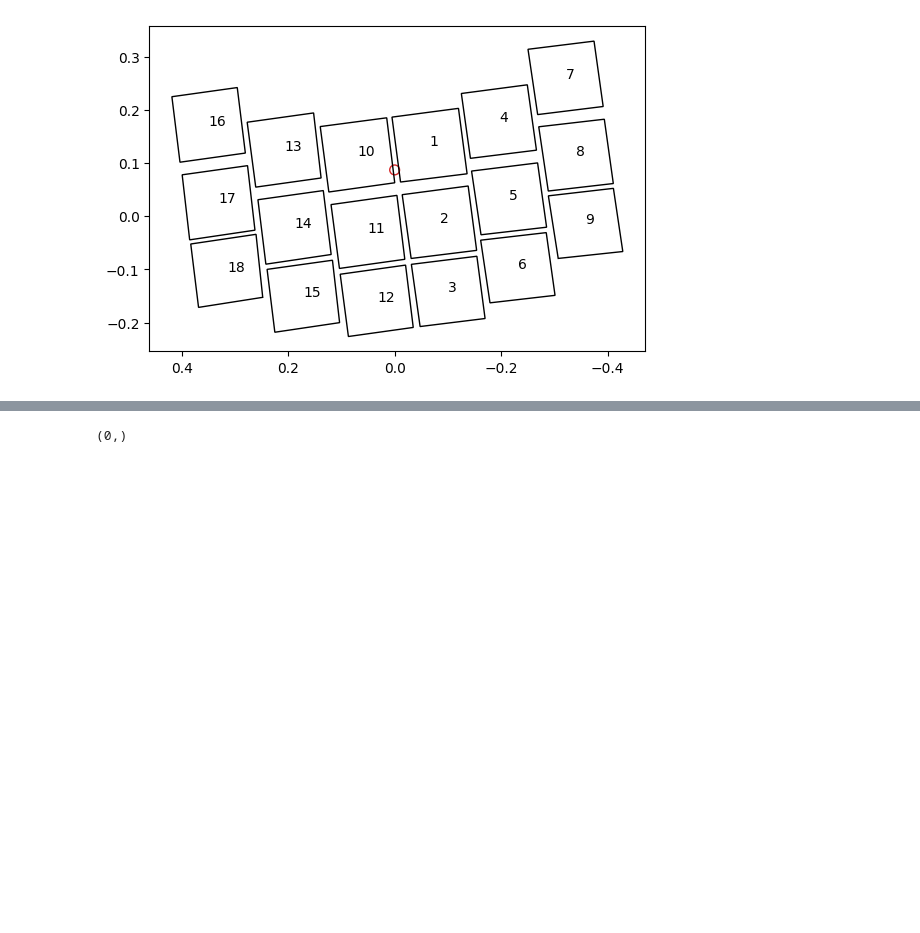
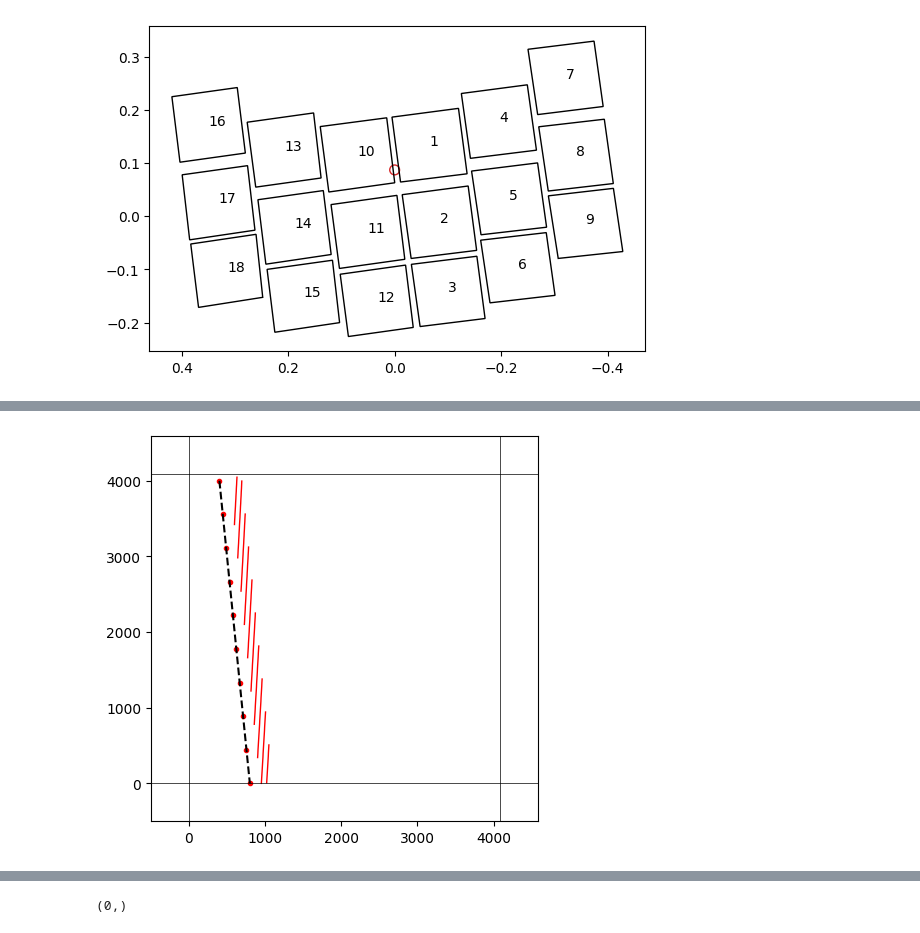
Before and after one commit to roman-grs-pit/relativefluxcalibration_test, a Jupyter notebook: wavelength_dependent_sca_grism.ipynb, the cells around one changed output, grey strips where cells are left out. Saved outputs shown, nothing was run; the diff lists cells and outputs as text; code cells hidden in the pictures; blank space fills up the shorter version.

```diff
--- a/wavelength_dependent_sca_grism.ipynb
+++ b/wavelength_dependent_sca_grism.ipynb
@@ -311,0 +324,27 @@ for i in exp:
+# %%
+fig, ax = plt.subplots(figsize = (5,5))
+xt = np.linspace(400,800,10)
+yt = -10*(xt-500)+3000
+
+tester = np.zeros((10,2))
+tester[:,0] = xt
+tester[:,1] = yt
+for det_pixl in tester:
+    fid = 8 + 1
+    coeff = optmod._get_beam_trace(det_pixl[0], det_pixl[1], fid, width=1, order="+1")
+    x_binned, y_binned, colors, select_on_detector, bins = bin_cut(coeff)
+    px, py = square_to_quad_transform(x_binned, y_binned, footprints[fid]['vertices'], src_size=4088)
+    plt.plot(det_pixl[0], det_pixl[1], "ro", markersize = 3, label="trace center")
+    plt.plot(x_binned,y_binned, color="red", lw = 1)
+
+
+plt.plot(xt, yt, "k--", label="test line")
+plt.xlim(-500, 4588)
+plt.ylim(-500, 4588)
+plt.axvline(0, color='black', lw=0.5)
+plt.axhline(0, color='black', lw=0.5)
+plt.axhline(4088, color='black', lw=0.5)
+plt.axvline(4088, color='black', lw=0.5)
+plt.show()
+# %% [output]
+[figure, added]
```
Also changed, not shown: parts of 15 cells of this notebook.
